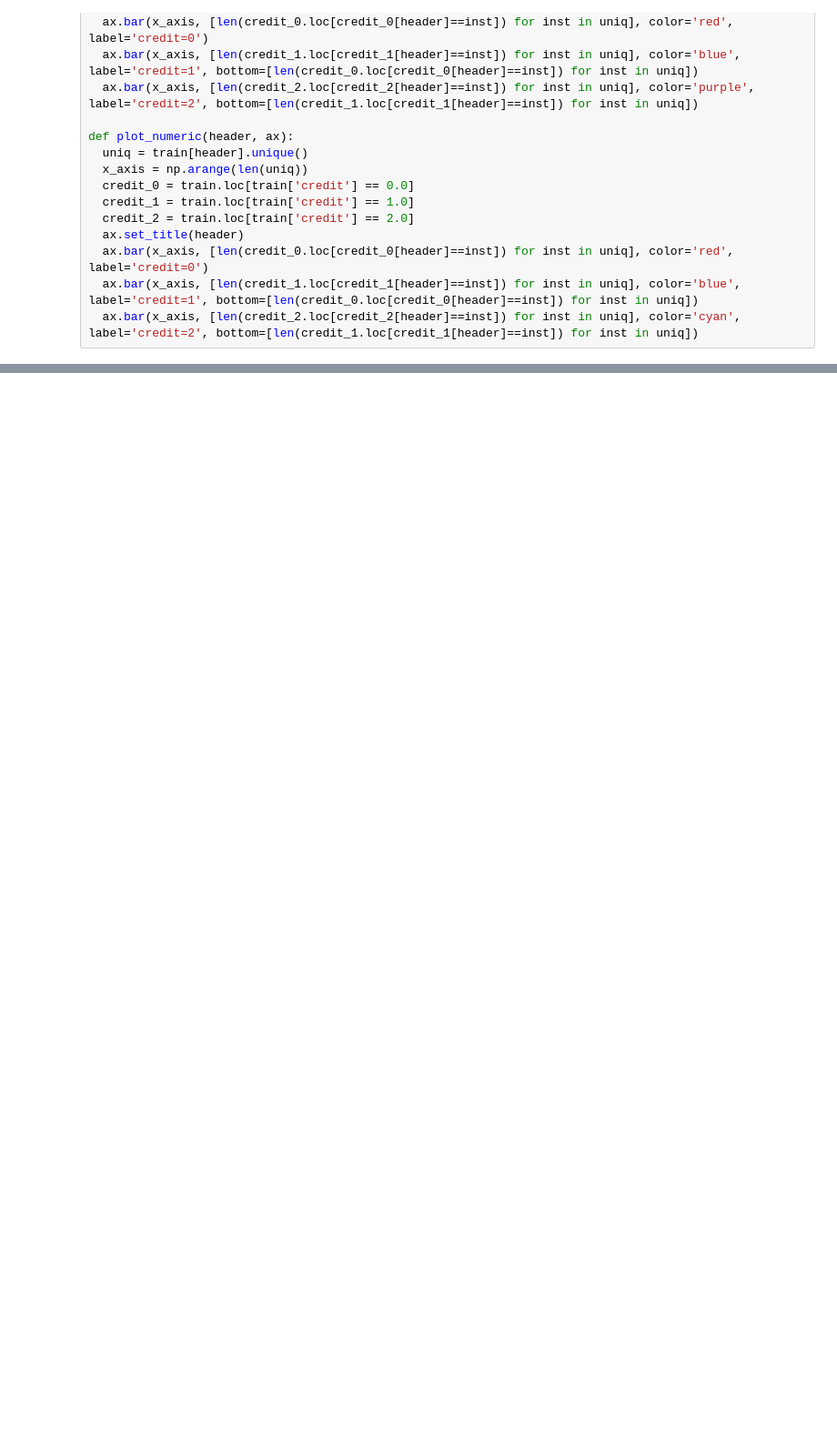
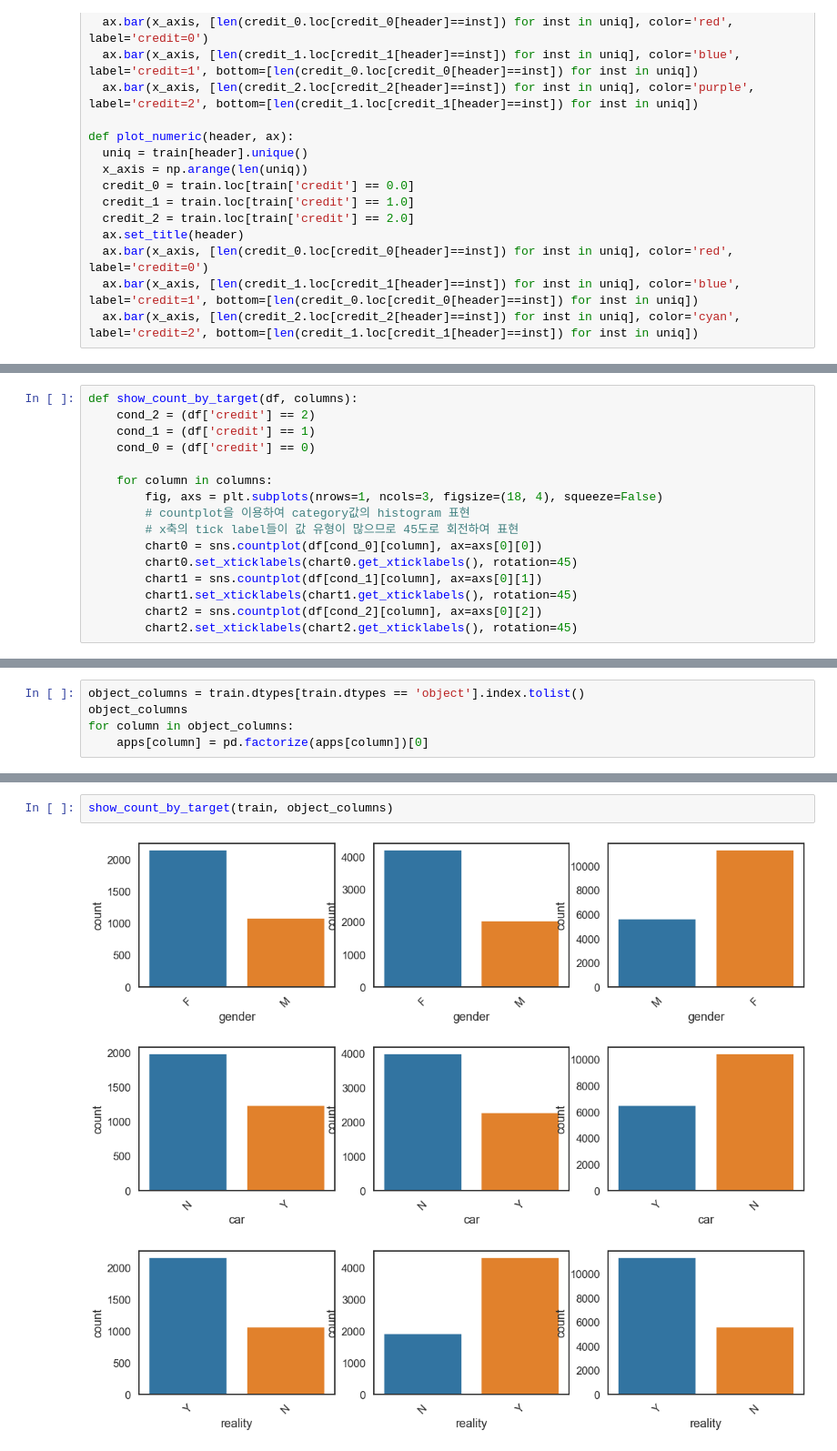
Before and after one commit to PNU-Sinbaram/dacon-credit-card-defaults-detection, a Jupyter notebook: visualization.ipynb, the cells around one changed output, grey strips where cells are left out. Shown at 91% size. Saved outputs shown, nothing was run; the diff lists cells and outputs as text; blank space fills up the shorter version.

```diff
--- a/visualization.ipynb
+++ b/visualization.ipynb
@@ -118,0 +216,16 @@ plt.show()
+# %%
+def show_count_by_target(df, columns):
+    cond_2 = (df['credit'] == 2)
+    cond_1 = (df['credit'] == 1)
+    cond_0 = (df['credit'] == 0)
+
+    for column in columns:
+        fig, axs = plt.subplots(nrows=1, ncols=3, figsize=(18, 4), squeeze=False)
+        # countplot을 이용하여 category값의 histogram 표현
+        # x축의 tick label들이 값 유형이 많으므로 45도로 회전하여 표현
+        chart0 = sns.countplot(df[cond_0][column], ax=axs[0][0])
+        chart0.set_xticklabels(chart0.get_xticklabels(), rotation=45)
+        chart1 = sns.countplot(df[cond_1][column], ax=axs[0][1])
+        chart1.set_xticklabels(chart1.get_xticklabels(), rotation=45)
+        chart2 = sns.countplot(df[cond_2][column], ax=axs[0][2])
+        chart2.set_xticklabels(chart2.get_xticklabels(), rotation=45)
@@ -118,0 +297,5 @@ plt.show()
+# %%
+object_columns = train.dtypes[train.dtypes == 'object'].index.tolist()
+object_columns
+for column in object_columns:
+    apps[column] = pd.factorize(apps[column])[0]
@@ -118,0 +321,6 @@ plt.show()
+# %%
+show_count_by_target(train, object_columns)
+# %% [output]
+[figure, added]
+[figure, added]
+[figure, added]
```
Also changed, not shown: parts of 31 cells of this notebook, 1 other file.
